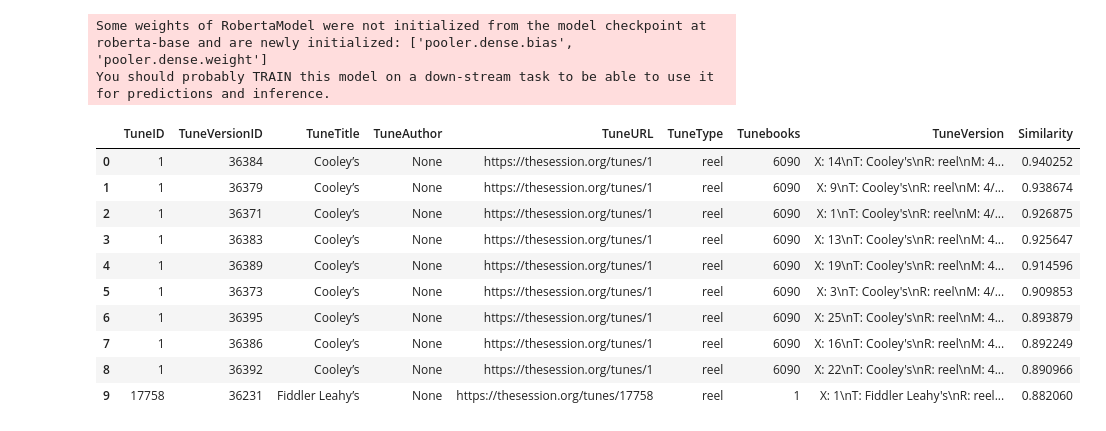
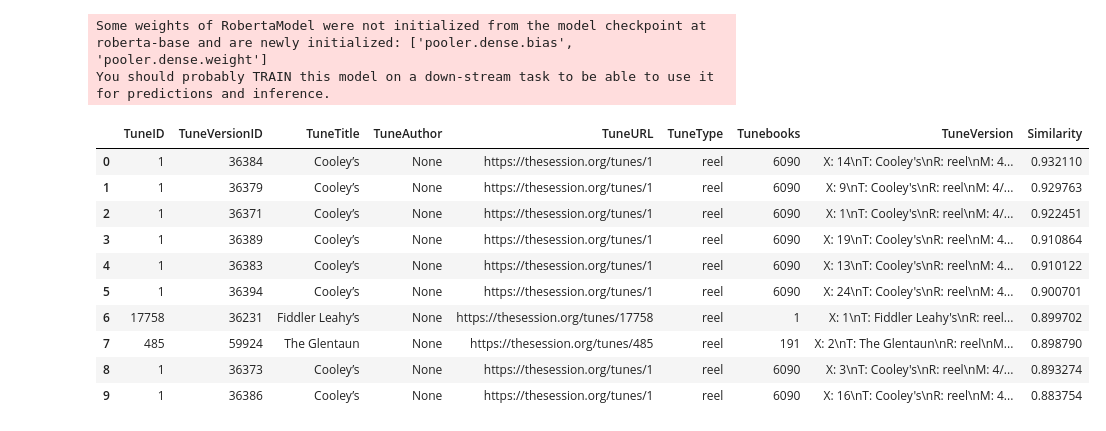
Before and after one commit to maxbhardy/thesession, a Jupyter notebook: test_midi.ipynb, the cells around one changed output. Cells and saved outputs as stored; diff of their text form; code cells hidden in the pictures.

Commit message:
Ajout spécification de durée dans Retriever

```diff
--- a/test_midi.ipynb
+++ b/test_midi.ipynb
@@ -359,17 +359,17 @@ retriever = TheSessionRetriever(url, "models/step6_best.pt", backend="soundfile"
 Some weights of RobertaModel were not initialized from the model checkpoint at roberta-base and are newly initialized: ['pooler.dense.bias', 'pooler.dense.weight']
 You should probably TRAIN this model on a down-stream task to be able to use it for predictions and inference.
 # %%
-retriever("audio_flac/1_cooleys/36371_0.flac", limit=10)
+retriever("audio_flac/1_cooleys/36371_0.flac", limit=10, duration=60)
 # %% [output]
 |  | TuneID | TuneVersionID | TuneTitle | TuneAuthor | TuneURL | TuneType | Tunebooks | TuneVersion | Similarity |
-| 0 | 1 | 36384 | Cooley’s | None | https://thesession.org/tunes/1 | reel | 6090 | X: 14\nT: Cooley's\nR: reel\nM: 4... | 0.940252 |
-| 1 | 1 | 36379 | Cooley’s | None | https://thesession.org/tunes/1 | reel | 6090 | X: 9\nT: Cooley's\nR: reel\nM: 4/... | 0.938674 |
-| 2 | 1 | 36371 | Cooley’s | None | https://thesession.org/tunes/1 | reel | 6090 | X: 1\nT: Cooley's\nR: reel\nM: 4/... | 0.926875 |
-| 3 | 1 | 36383 | Cooley’s | None | https://thesession.org/tunes/1 | reel | 6090 | X: 13\nT: Cooley's\nR: reel\nM: 4... | 0.925647 |
-| 4 | 1 | 36389 | Cooley’s | None | https://thesession.org/tunes/1 | reel | 6090 | X: 19\nT: Cooley's\nR: reel\nM: 4... | 0.914596 |
-| 5 | 1 | 36373 | Cooley’s | None | https://thesession.org/tunes/1 | reel | 6090 | X: 3\nT: Cooley's\nR: reel\nM: 4/... | 0.909853 |
-| 6 | 1 | 36395 | Cooley’s | None | https://thesession.org/tunes/1 | reel | 6090 | X: 25\nT: Cooley's\nR: reel\nM: 4... | 0.893879 |
-| 7 | 1 | 36386 | Cooley’s | None | https://thesession.org/tunes/1 | reel | 6090 | X: 16\nT: Cooley's\nR: reel\nM: 4... | 0.892249 |
-| 8 | 1 | 36392 | Cooley’s | None | https://thesession.org/tunes/1 | reel | 6090 | X: 22\nT: Cooley's\nR: reel\nM: 4... | 0.890966 |
-| 9 | 17758 | 36231 | Fiddler Leahy’s | None | https://thesession.org/tunes/17758 | reel | 1 | X: 1\nT: Fiddler Leahy's\nR: reel... | 0.882060 |
+| 0 | 1 | 36384 | Cooley’s | None | https://thesession.org/tunes/1 | reel | 6090 | X: 14\nT: Cooley's\nR: reel\nM: 4... | 0.932110 |
+| 1 | 1 | 36379 | Cooley’s | None | https://thesession.org/tunes/1 | reel | 6090 | X: 9\nT: Cooley's\nR: reel\nM: 4/... | 0.929763 |
+| 2 | 1 | 36371 | Cooley’s | None | https://thesession.org/tunes/1 | reel | 6090 | X: 1\nT: Cooley's\nR: reel\nM: 4/... | 0.922451 |
+| 3 | 1 | 36389 | Cooley’s | None | https://thesession.org/tunes/1 | reel | 6090 | X: 19\nT: Cooley's\nR: reel\nM: 4... | 0.910864 |
+| 4 | 1 | 36383 | Cooley’s | None | https://thesession.org/tunes/1 | reel | 6090 | X: 13\nT: Cooley's\nR: reel\nM: 4... | 0.910122 |
+| 5 | 1 | 36394 | Cooley’s | None | https://thesession.org/tunes/1 | reel | 6090 | X: 24\nT: Cooley's\nR: reel\nM: 4... | 0.900701 |
+| 6 | 17758 | 36231 | Fiddler Leahy’s | None | https://thesession.org/tunes/17758 | reel | 1 | X: 1\nT: Fiddler Leahy's\nR: reel... | 0.899702 |
+| 7 | 485 | 59924 | The Glentaun | None | https://thesession.org/tunes/485 | reel | 191 | X: 2\nT: The Glentaun\nR: reel\nM... | 0.898790 |
+| 8 | 1 | 36373 | Cooley’s | None | https://thesession.org/tunes/1 | reel | 6090 | X: 3\nT: Cooley's\nR: reel\nM: 4/... | 0.893274 |
+| 9 | 1 | 36386 | Cooley’s | None | https://thesession.org/tunes/1 | reel | 6090 | X: 16\nT: Cooley's\nR: reel\nM: 4... | 0.883754 |
 # %%
```
Also changed, not shown: parts of 5 cells of this notebook, 1 other file.
